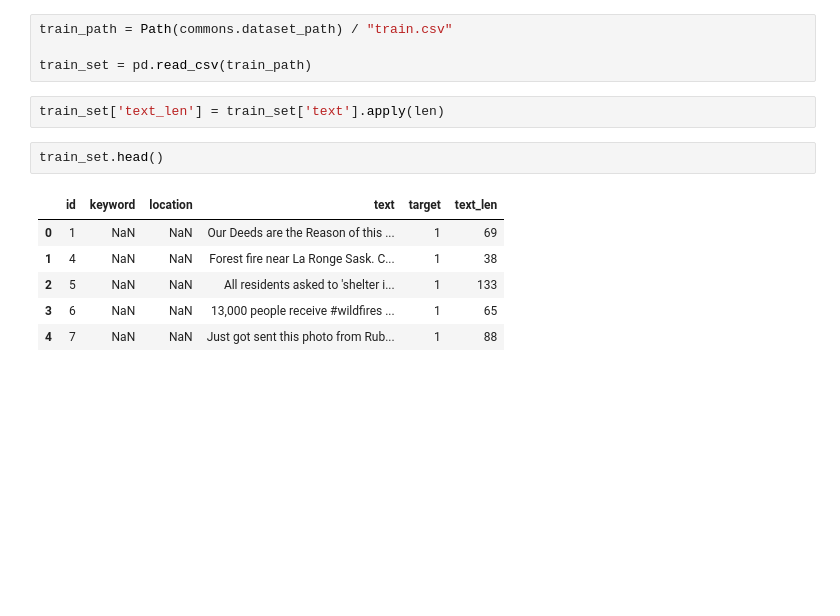
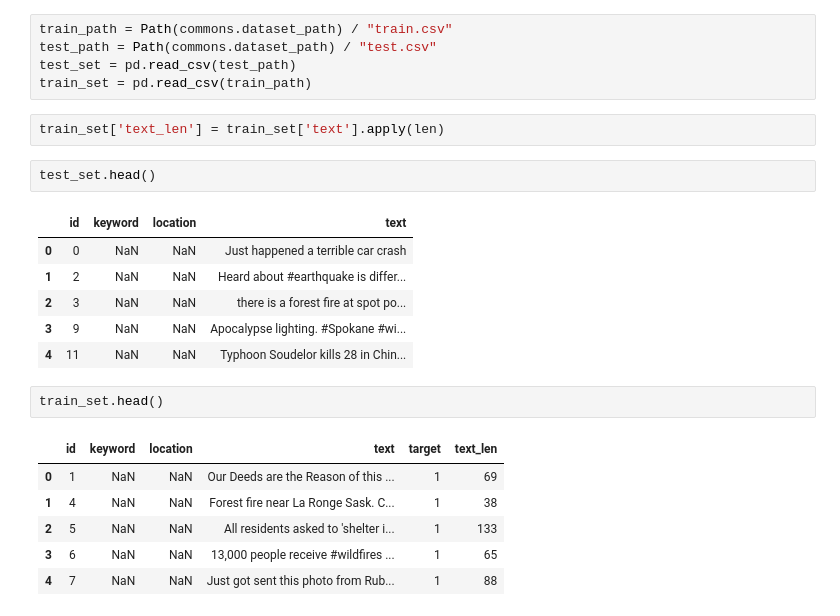
Before and after one commit to olavosamp/kaggle-real-or-not, a Jupyter notebook: data_exploration.ipynb, the cells around one changed output. Cells and saved outputs as stored; diff of their text form; blank space fills up the shorter version.

```diff
--- a/data_exploration.ipynb
+++ b/data_exploration.ipynb
@@ -12,10 +12,20 @@ from bs4 import BeautifulSoup
 import libs.commons as commons
 # %%
 train_path = Path(commons.dataset_path) / "train.csv"
-
+test_path = Path(commons.dataset_path) / "test.csv"
+test_set = pd.read_csv(test_path)
 train_set = pd.read_csv(train_path)
 # %%
 train_set['text_len'] = train_set['text'].apply(len)
+# %%
+test_set.head()
+# %% [output]
+|  | id | keyword | location | text |
+| 0 | 0 | NaN | NaN | Just happened a terrible car crash |
+| 1 | 2 | NaN | NaN | Heard about #earthquake is differ... |
+| 2 | 3 | NaN | NaN | there is a forest fire at spot po... |
+| 3 | 9 | NaN | NaN | Apocalypse lighting. #Spokane #wi... |
+| 4 | 11 | NaN | NaN | Typhoon Soudelor kills 28 in Chin... |
 # %%
 train_set.head()
 # %% [output]
```
Also changed, not shown: 6 other files.
